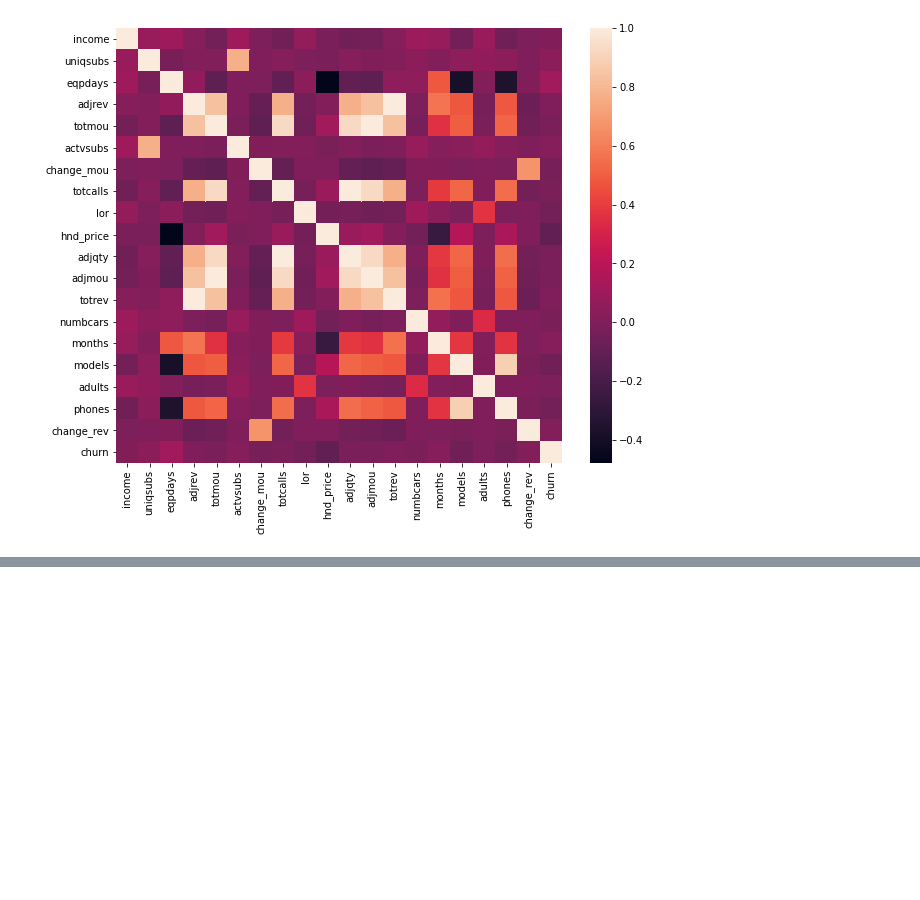
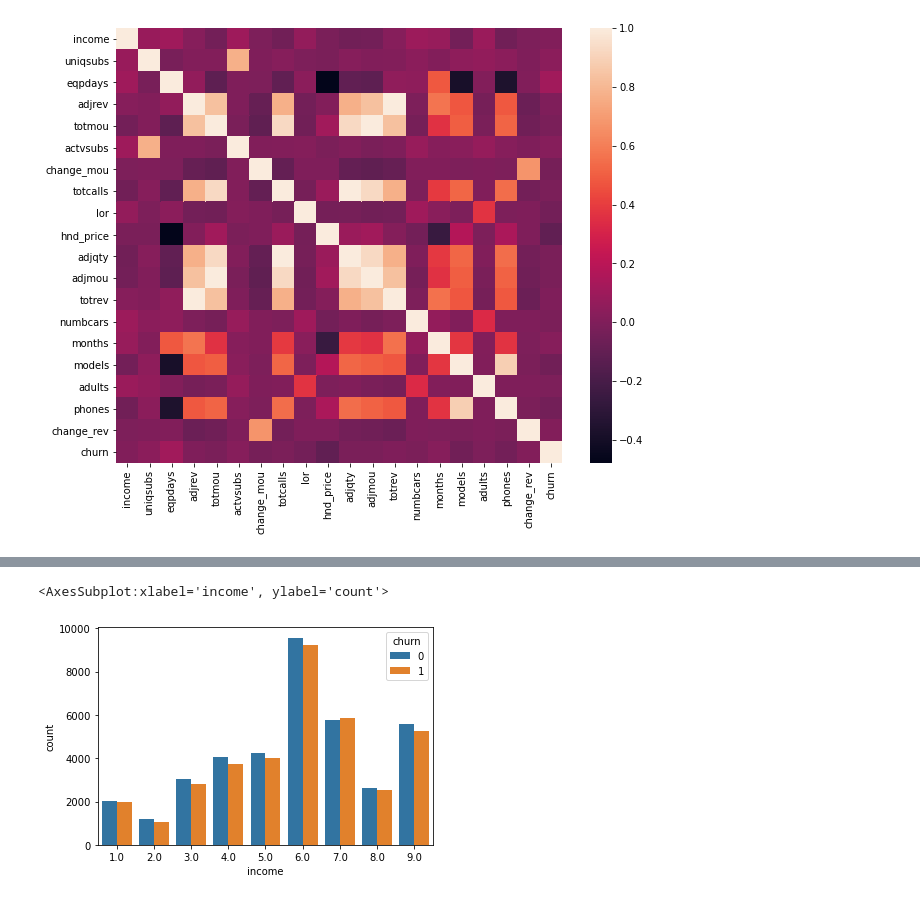
Before and after one commit to Jeff-ChenFan-Wang/TelecomChurnAnalysis, a Jupyter notebook: EDA.ipynb, the cells around one changed output, grey strips where cells are left out. Saved outputs shown, nothing was run; the diff lists cells and outputs as text; code cells hidden in the pictures; blank space fills up the shorter version.

```diff
--- a/EDA.ipynb
+++ b/EDA.ipynb
@@ -221,0 +295,8 @@ num_corr.shape
+# %%
+sns.countplot(
+    data=full_data[['income','churn']],
+    x='income',hue='churn'
+)
+# %% [output]
+<AxesSubplot:xlabel='income', ylabel='count'>
+[figure, added]
```
Also changed, not shown: parts of 15 cells of this notebook.
